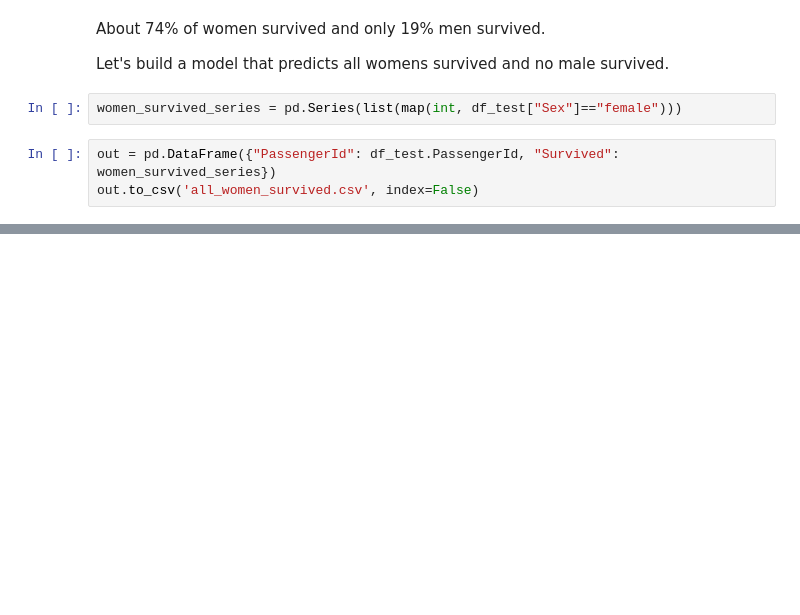
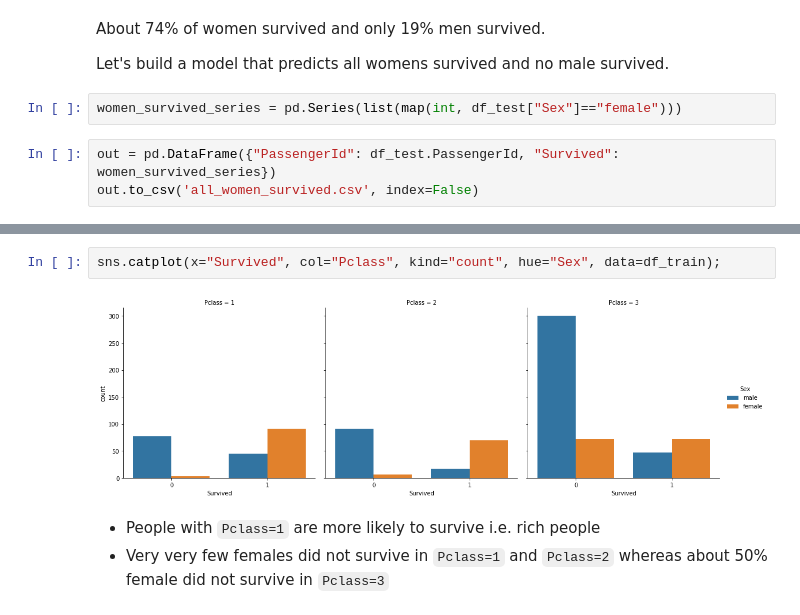
Before and after one commit to ShreyasJothish/datasciencestudygroup, a Jupyter notebook: MahendraBishnoi/08_titanic_eda_modelling.ipynb, the cells around one changed output, grey strips where cells are left out. Drawn from its saved outputs; the diff is of its cells as text; blank space fills up the shorter version.

```diff
--- a/MahendraBishnoi/08_titanic_eda_modelling.ipynb
+++ b/MahendraBishnoi/08_titanic_eda_modelling.ipynb
@@ -158,0 +167,7 @@ out.to_csv('all_women_survived.csv', index=False)
+# %%
+sns.catplot(x="Survived", col="Pclass", kind="count", hue="Sex", data=df_train);
+# %% [output]
+[figure, added]
+# %% [markdown]
+- People with `Pclass=1` are more likely to survive i.e. rich people
+- Very very few females did not survive in `Pclass=1` and `Pclass=2` whereas about 50% female did not survive in `Pclass=3`
```
Also changed, not shown: parts of 38 cells of this notebook.
